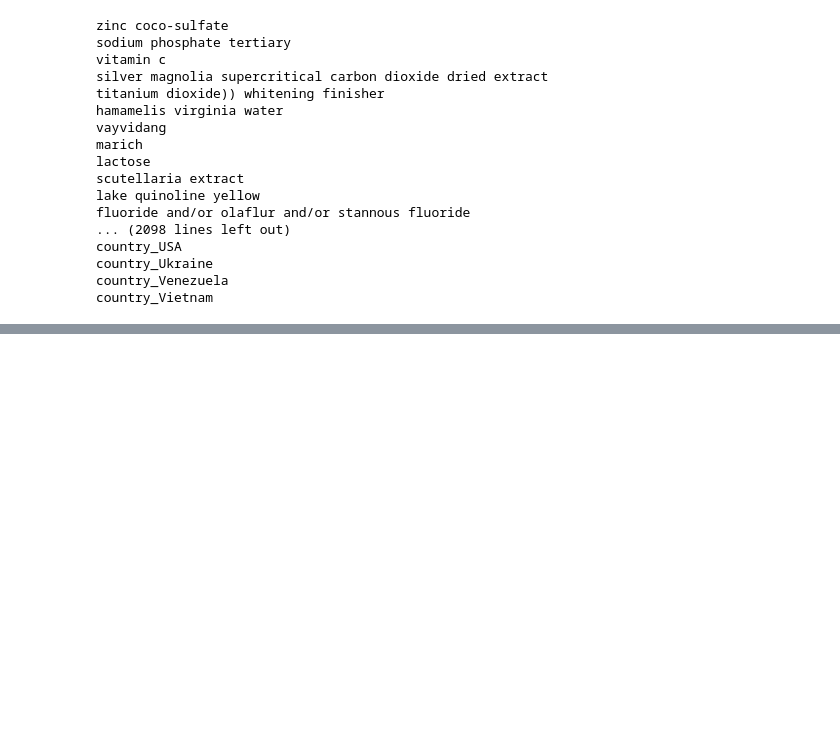
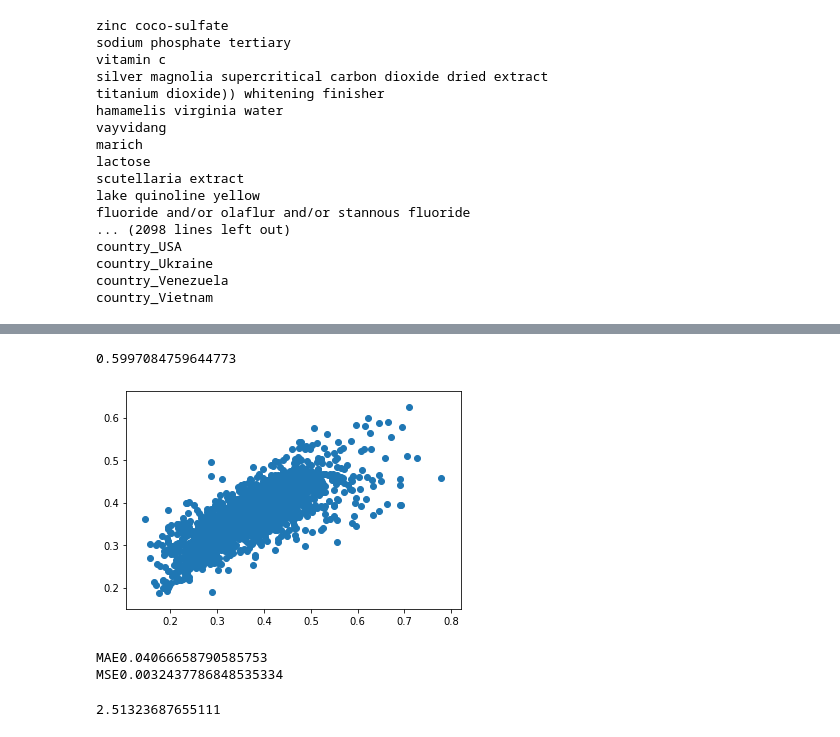
Before and after one commit to kluthr1/hackRU, a Jupyter notebook: Final Random Forest.ipynb, the cells around one changed output, grey strips where cells are left out. Drawn from its saved outputs; the diff is of its cells as text; code cells hidden in the pictures; blank space fills up the shorter version.

```diff
--- a/Final Random Forest.ipynb
+++ b/Final Random Forest.ipynb
@@ -203,0 +281,54 @@ grid_search.best_params_
+# %%
+arr1 = []
+for x in final.columns:
+    if("Brand" not in x):
+        arr1.append(x)
+arr2 = []
+for x in final.columns:
+    if("country" not in x):
+        arr2.append(x)
+arr3 = []
+for x in final.columns:
+    if("country" in x or "Brand" in x):
+        arr3.append(x)
+arr3.extend(["total_pack_size_ml_g","unit_pack_size_ml_g","price_per_100g_ml_dollars"])
+arr4 = list(final.columns)
+arr4.remove(arr4[1])
+arr4.remove(arr4[1])
+# %%
+from sklearn.utils import shuffle
+tfinal = final[arr4]
+tfinal = shuffle(tfinal)
+train_cols = list(tfinal.columns)
+
+test_cols = ["price_per_100g_ml_dollars"]
+train_cols.remove("price_per_100g_ml_dollars")
+
+
+train_features, test_features, train_labels, test_labels =train_test_split(tfinal[train_cols], tfinal[test_cols], test_size = 0.15)
+train_features
+rf = RandomForestRegressor(n_estimators=25, max_features=100, min_samples_split=4)
+# Train the model on training data
+rf.fit(train_features, train_labels );
+# %%
+rf.predict(test_features)
+test_labels
+df2= test_labels.copy()
+df2["results"] = rf.predict(test_features)
+df2
+plt.scatter(test_labels["price_per_100g_ml_dollars"].to_numpy(),df2["results"])
+from sklearn.metrics import r2_score
+
+coefficient_of_dermination = r2_score(test_labels["price_per_100g_ml_dollars"], df2["results"])
+print(coefficient_of_dermination)
+plt.show()
+# %% [output]
+0.5997084759644773
+[figure, added]
+# %%
+from sklearn.metrics import mean_absolute_error, mean_squared_error
+print ("MAE" + str(mean_absolute_error(np.power(test_labels["price_per_100g_ml_dollars"], 1),  np.power(rf.predict(test_features), 1))))
+print ("MSE" + str(mean_squared_error(np.power(test_labels["price_per_100g_ml_dollars"], 1),  np.power(rf.predict(test_features), 1))))
+# %% [output]
+MAE0.04066658790585753
+MSE0.0032437786848535334
@@ -203,0 +358,4 @@ grid_search.best_params_
+# %%
+np.cbrt(np.sqrt(df_Temp["price_per_100g_ml_dollars"])).max()
+# %% [output]
+2.51323687655111
```
Also changed, not shown: parts of 22 cells of this notebook, 5 other files.
